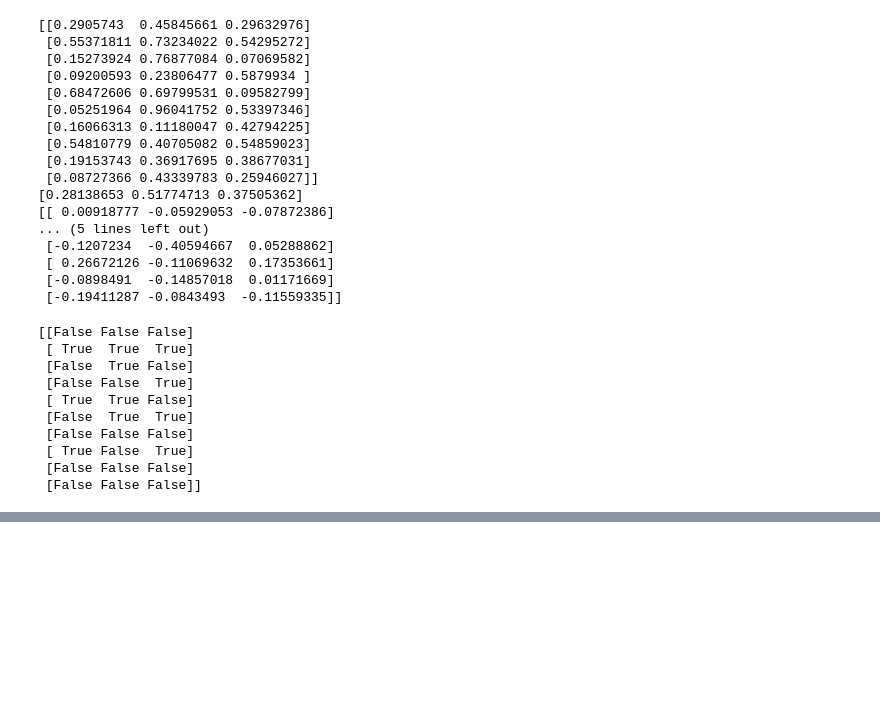
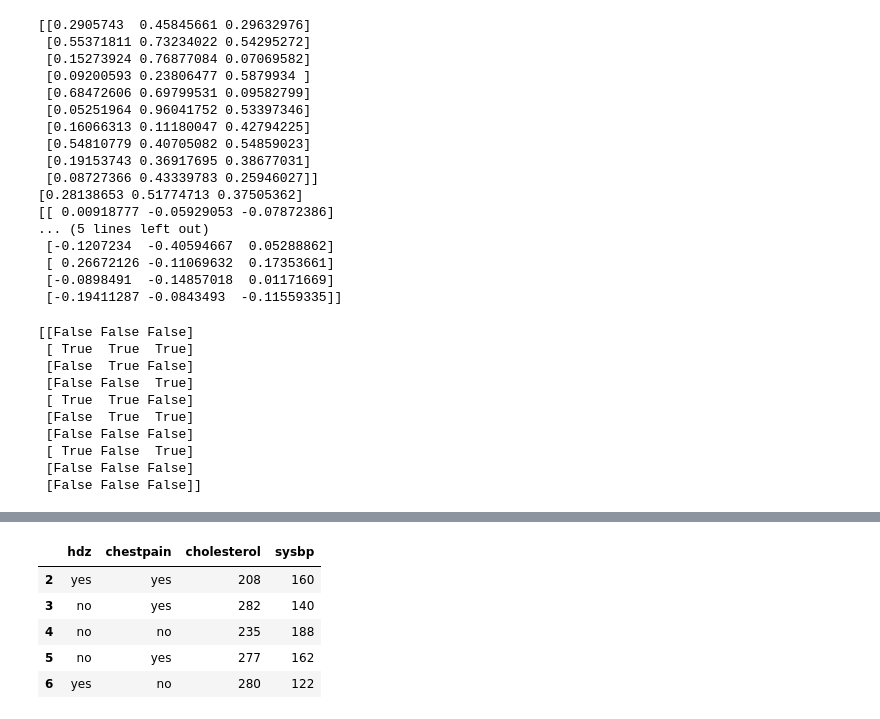
Before and after one commit to YOONINJAE/-_study, a Jupyter notebook: data_science_1.ipynb, the cells around one changed output, grey strips where cells are left out. Cells and saved outputs as stored; diff of their text form; code cells hidden in the pictures; blank space fills up the shorter version.

```diff
--- a/data_science_1.ipynb
+++ b/data_science_1.ipynb
@@ -448,0 +571,9 @@ print(arr_mask)
+# %%
+df.head() # 인덱스 0 1 2 3 4 까지
+# %% [output]
+|  | hdz | chestpain | cholesterol | sysbp |
+| 2 | yes | yes | 208 | 160 |
+| 3 | no | yes | 282 | 140 |
+| 4 | no | no | 235 | 188 |
+| 5 | no | yes | 277 | 162 |
+| 6 | yes | no | 280 | 122 |
```
Also changed, not shown: parts of 14 cells of this notebook.
